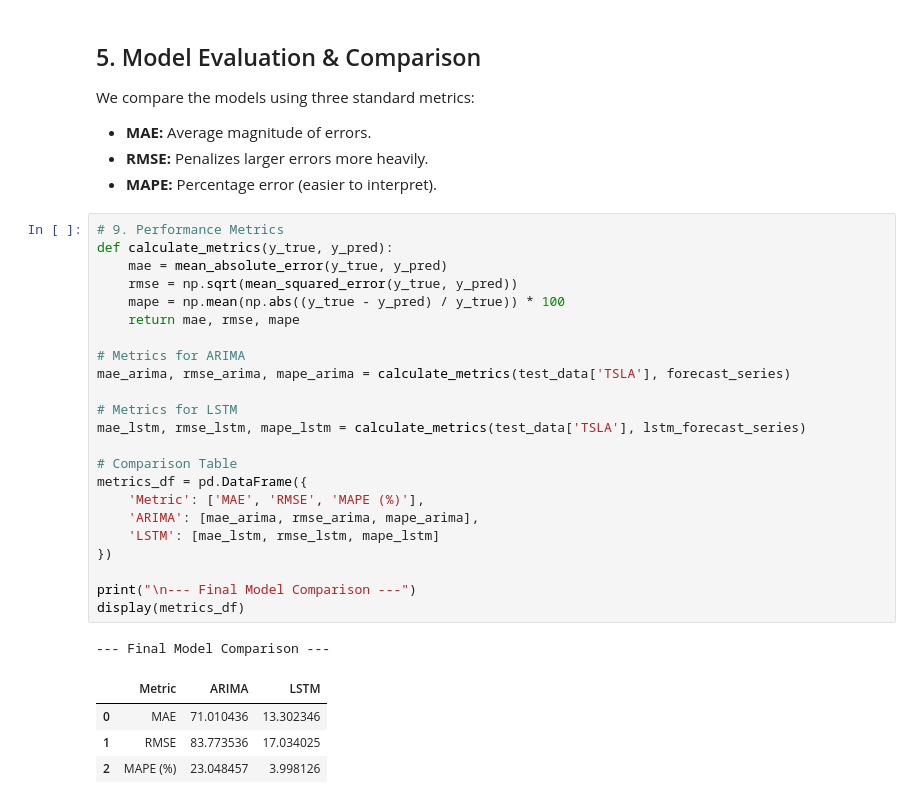
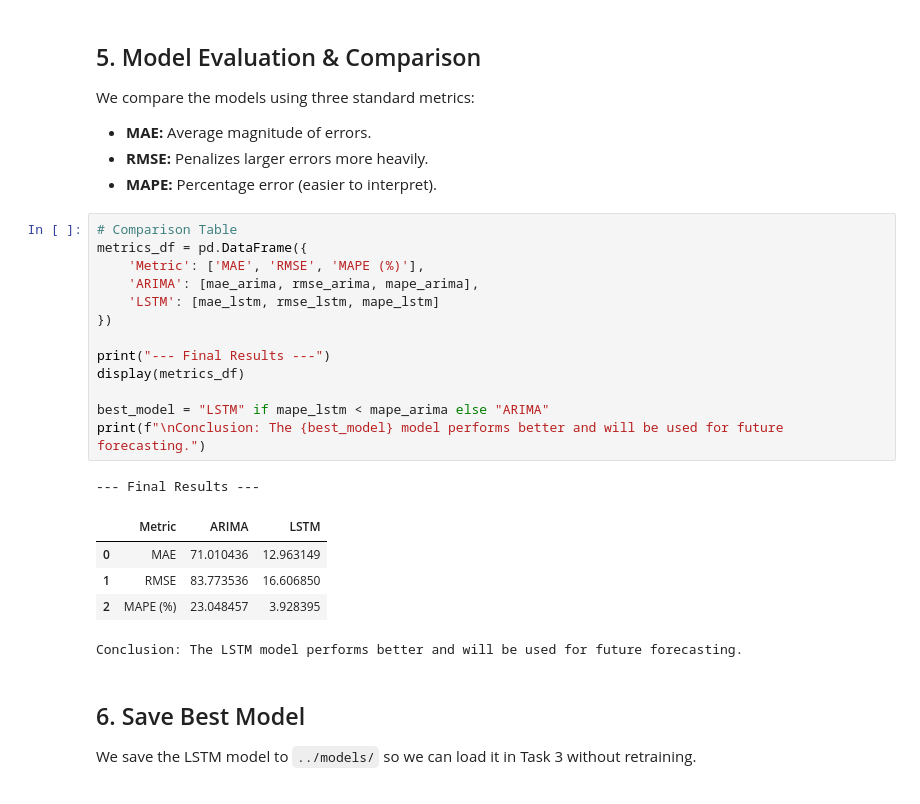
Before and after one commit to nathanaeldereje/portfolio-optimization, a Jupyter notebook: notebooks/02_ts_forecasting.ipynb, the cells around one changed output. Drawn from its saved outputs; the diff is of its cells as text.

```diff
--- a/notebooks/02_ts_forecasting.ipynb
+++ b/notebooks/02_ts_forecasting.ipynb
@@ -245,32 +184,26 @@ We compare the models using three standard metrics:
 *   **MAE:** Average magnitude of errors.
 *   **RMSE:** Penalizes larger errors more heavily.
 *   **MAPE:** Percentage error (easier to interpret).
-# %%
-# 9. Performance Metrics
-def calculate_metrics(y_true, y_pred):
-    mae = mean_absolute_error(y_true, y_pred)
-    rmse = np.sqrt(mean_squared_error(y_true, y_pred))
-    mape = np.mean(np.abs((y_true - y_pred) / y_true)) * 100
-    return mae, rmse, mape
-
-# Metrics for ARIMA
-mae_arima, rmse_arima, mape_arima = calculate_metrics(test_data['TSLA'], forecast_series)
-
-# Metrics for LSTM
-mae_lstm, rmse_lstm, mape_lstm = calculate_metrics(test_data['TSLA'], lstm_forecast_series)
-
-# Comparison Table
-metrics_df = pd.DataFrame({
-    'Metric': ['MAE', 'RMSE', 'MAPE (%)'],
-    'ARIMA': [mae_arima, rmse_arima, mape_arima],
-    'LSTM': [mae_lstm, rmse_lstm, mape_lstm]
-})
-
-print("\n--- Final Model Comparison ---")
-display(metrics_df)
-# %% [output]
---- Final Model Comparison ---
-|  | Metric | ARIMA | LSTM |
-| 0 | MAE | 71.010436 | 13.302346 |
-| 1 | RMSE | 83.773536 | 17.034025 |
-| 2 | MAPE (%) | 23.048457 | 3.998126 |
+# %%
+# Comparison Table
+metrics_df = pd.DataFrame({
+    'Metric': ['MAE', 'RMSE', 'MAPE (%)'],
+    'ARIMA': [mae_arima, rmse_arima, mape_arima],
+    'LSTM': [mae_lstm, rmse_lstm, mape_lstm]
+})
+
+print("--- Final Results ---")
+display(metrics_df)
+
+best_model = "LSTM" if mape_lstm < mape_arima else "ARIMA"
+print(f"\nConclusion: The {best_model} model performs better and will be used for future forecasting.")
+# %% [output]
+--- Final Results ---
+|  | Metric | ARIMA | LSTM |
+| 0 | MAE | 71.010436 | 12.963149 |
+| 1 | RMSE | 83.773536 | 16.606850 |
+| 2 | MAPE (%) | 23.048457 | 3.928395 |
+Conclusion: The LSTM model performs better and will be used for future forecasting.
+# %% [markdown]
+## 6. Save Best Model
+We save the LSTM model to `../models/` so we can load it in Task 3 without retraining.
```
Also changed, not shown: parts of 12 cells of this notebook, 2 other files.
